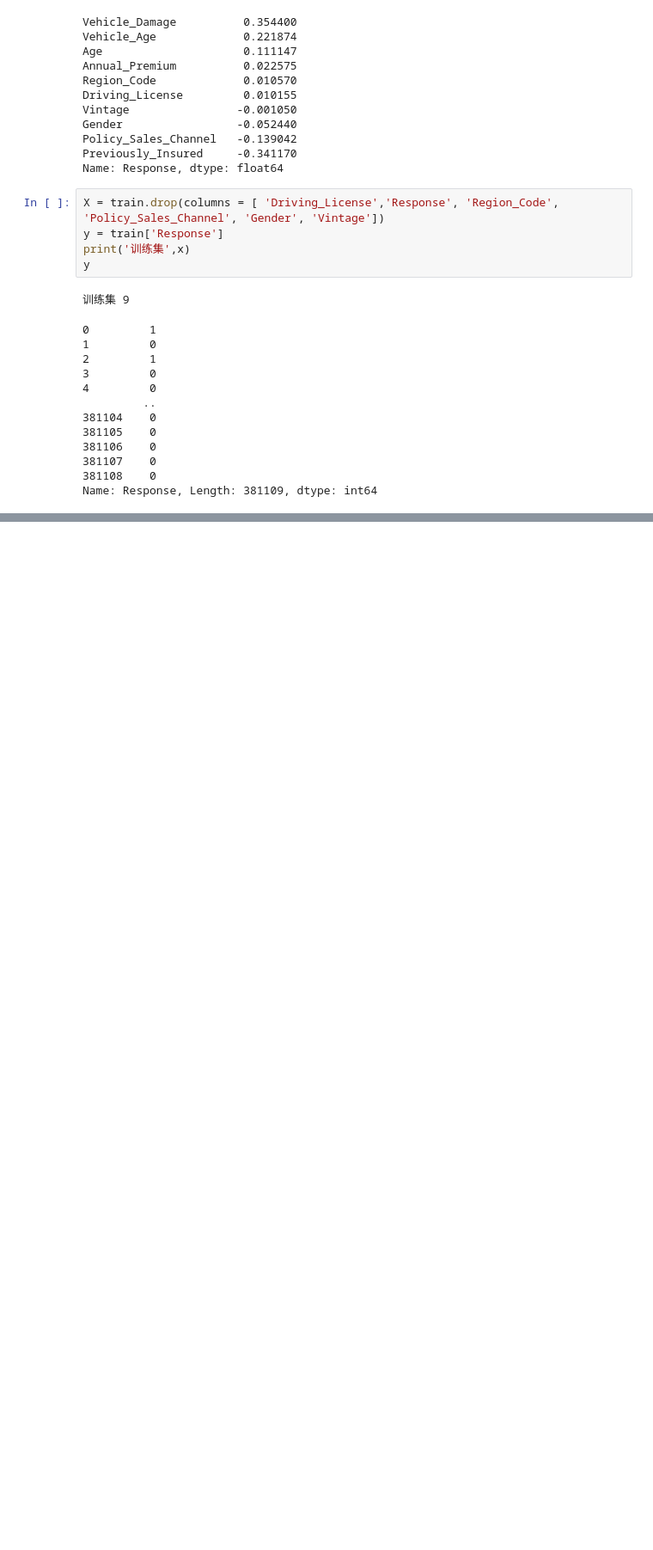
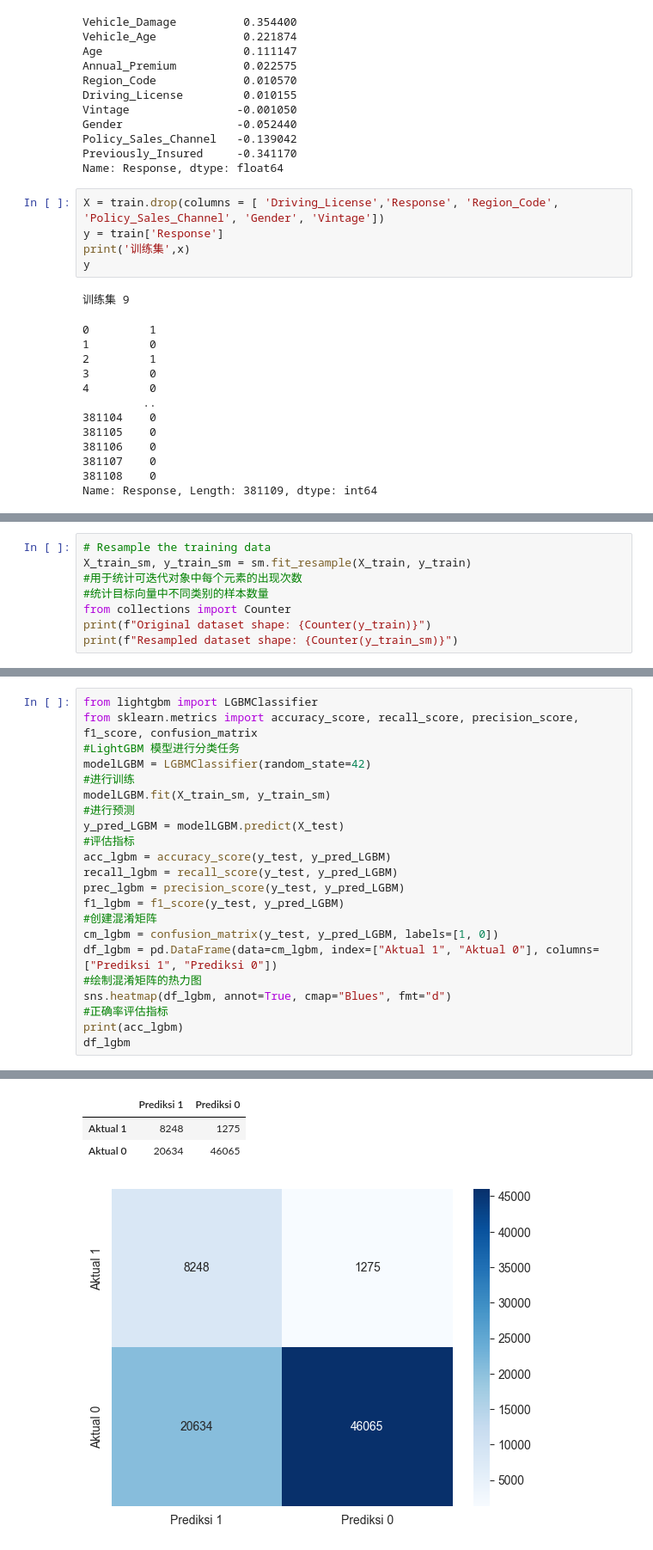
Before and after one commit to Li-LuKuan/realtime_v1, a Jupyter notebook: realtime-gmall2023/realtime-common/src/main/yuce/shixun.ipynb, the cells around one changed output, grey strips where cells are left out. Shown at 86% size. Cells and saved outputs as stored; diff of their text form; blank space fills up the shorter version.

```diff
--- a/realtime-gmall2023/realtime-common/src/main/yuce/shixun.ipynb
+++ b/realtime-gmall2023/realtime-common/src/main/yuce/shixun.ipynb
@@ -441,0 +494,8 @@ Name: Response, Length: 381109, dtype: int64
+# %%
+# Resample the training data
+X_train_sm, y_train_sm = sm.fit_resample(X_train, y_train)
+#用于统计可迭代对象中每个元素的出现次数
+#统计目标向量中不同类别的样本数量
+from collections import Counter
+print(f"Original dataset shape: {Counter(y_train)}")
+print(f"Resampled dataset shape: {Counter(y_train_sm)}")
@@ -441,0 +598,23 @@ Name: Response, Length: 381109, dtype: int64
+# %%
+from lightgbm import LGBMClassifier
+from sklearn.metrics import accuracy_score, recall_score, precision_score, f1_score, confusion_matrix
+#LightGBM 模型进行分类任务
+modelLGBM = LGBMClassifier(random_state=42)
+#进行训练
+modelLGBM.fit(X_train_sm, y_train_sm)
+#进行预测
+y_pred_LGBM = modelLGBM.predict(X_test)
+#评估指标
+acc_lgbm = accuracy_score(y_test, y_pred_LGBM)
+recall_lgbm = recall_score(y_test, y_pred_LGBM)
+prec_lgbm = precision_score(y_test, y_pred_LGBM)
+f1_lgbm = f1_score(y_test, y_pred_LGBM)
+#创建混淆矩阵
+cm_lgbm = confusion_matrix(y_test, y_pred_LGBM, labels=[1, 0])
+df_lgbm = pd.DataFrame(data=cm_lgbm, index=["Aktual 1", "Aktual 0"], columns=["Prediksi 1", "Prediksi 0"])
+#绘制混淆矩阵的热力图
+sns.heatmap(df_lgbm, annot=True, cmap="Blues", fmt="d")
+#正确率评估指标
+print(acc_lgbm)
+df_lgbm
+# %% [output]
@@ -441,0 +629,4 @@ Name: Response, Length: 381109, dtype: int64
+|  | Prediksi 1 | Prediksi 0 |
+| Aktual 1 | 8248 | 1275 |
+| Aktual 0 | 20634 | 46065 |
+[figure, added]
```
Also changed, not shown: parts of 32 cells of this notebook.
